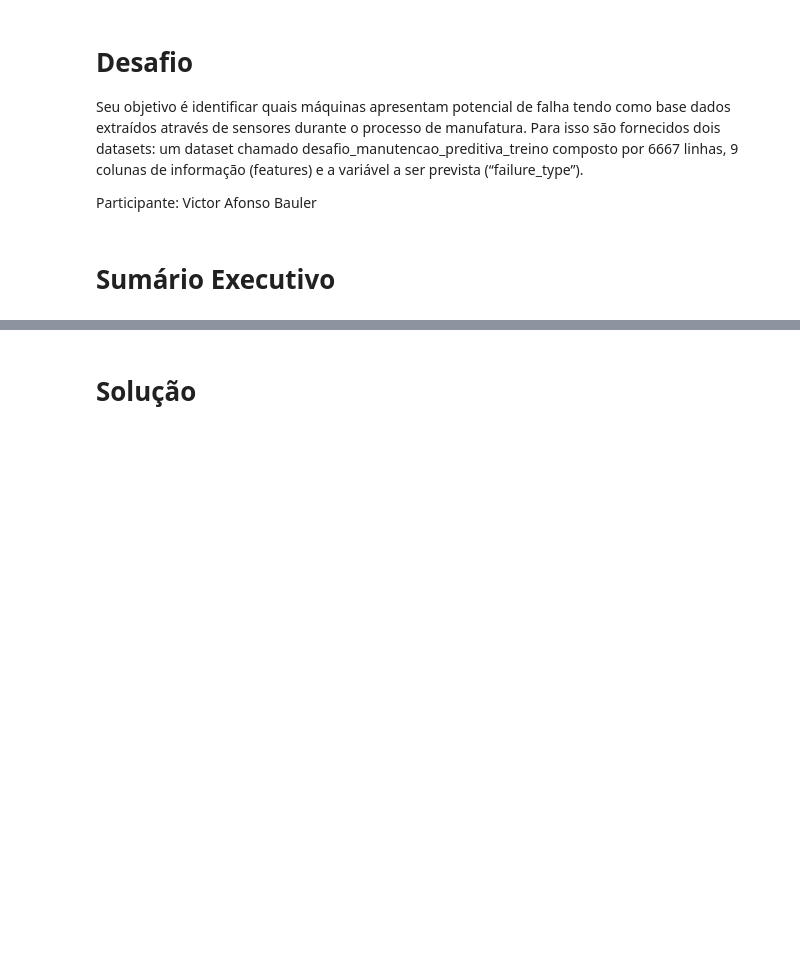
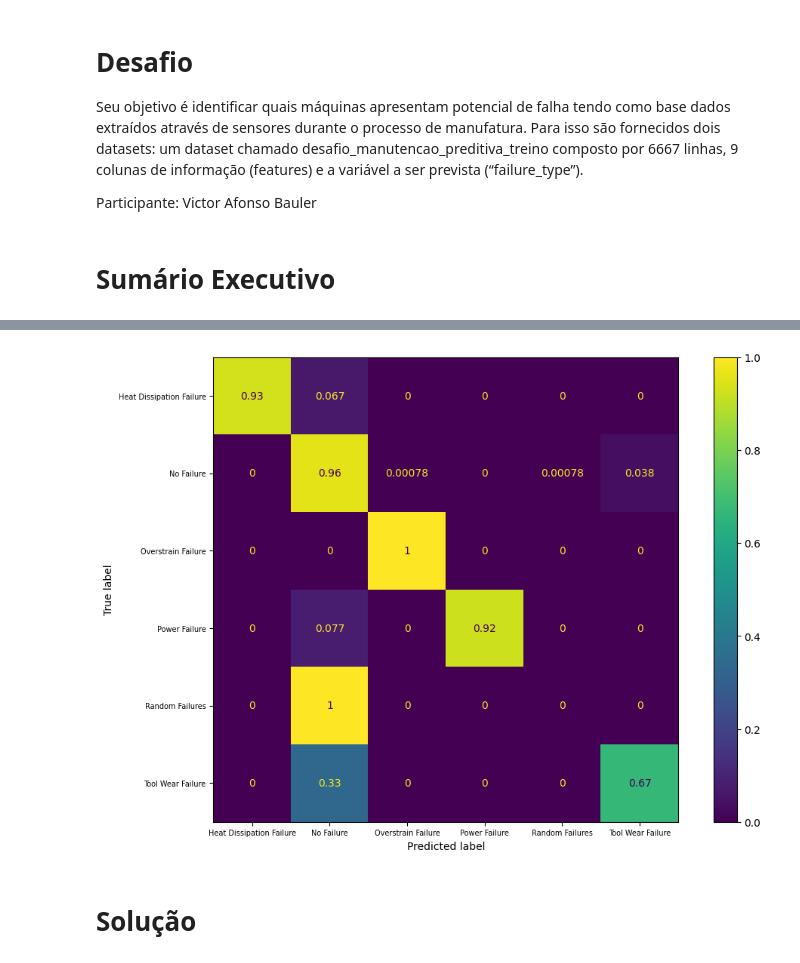
Before and after one commit to VictorBauler/indicium-data_science, a Jupyter notebook: indicium_data_science/notebook.ipynb, the cells around one changed output, grey strips where cells are left out. Saved outputs shown, nothing was run; the diff lists cells and outputs as text; code cells hidden in the pictures; blank space fills up the shorter version.

```diff
--- a/indicium_data_science/notebook.ipynb
+++ b/indicium_data_science/notebook.ipynb
@@ -9,3 +26,7 @@ Participante: Victor Afonso Bauler
+# %%
+create_confusion_matrix(y_val, y_pred, gs_rf.best_estimator_.classes_)
+# %% [output]
+[figure, added]
 # %% [markdown]
 # Solução
 # %% [markdown]
```
Also changed, not shown: parts of 45 cells of this notebook, 3 other files.
